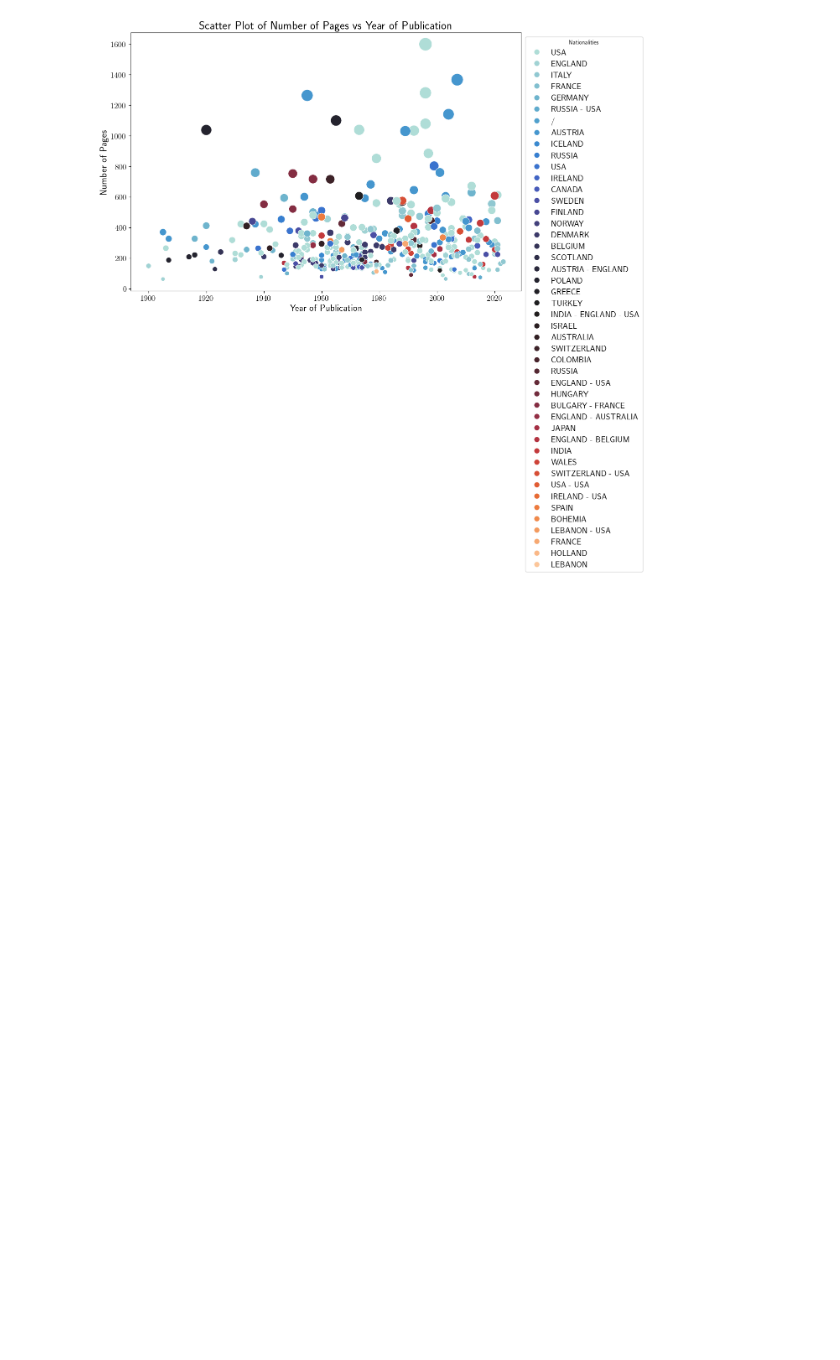
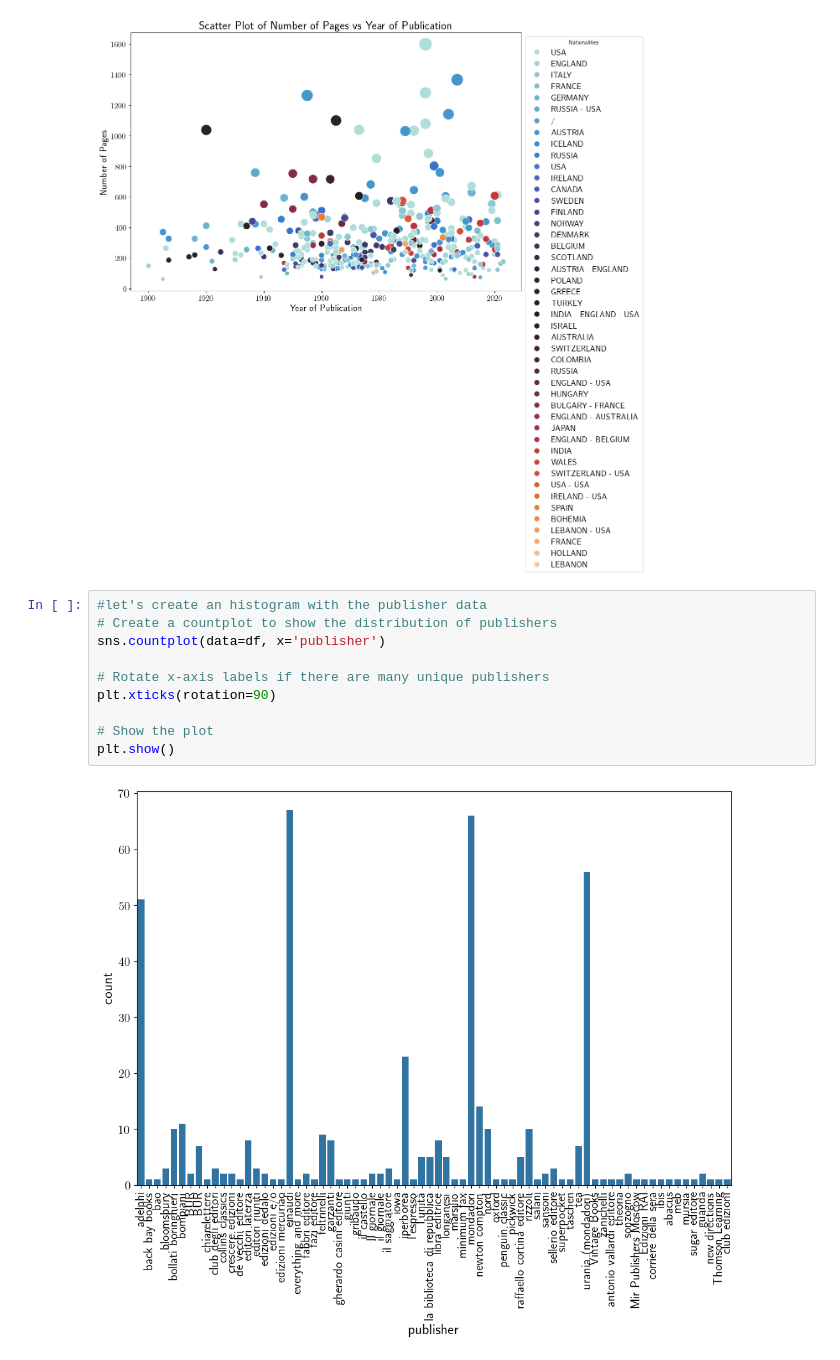
Before and after one commit to anvi-git/Project_Book_library, a Jupyter notebook: book_library.ipynb, the cells around one changed output. Saved outputs shown, nothing was run; the diff lists cells and outputs as text; blank space fills up the shorter version.

```diff
--- a/book_library.ipynb
+++ b/book_library.ipynb
@@ -310,3 +310,15 @@ plt.savefig('notebook_images/fifth_plot.png')
 plt.show()
 # %% [output]
 [figure]
+# %%
+#let's create an histogram with the publisher data
+# Create a countplot to show the distribution of publishers
+sns.countplot(data=df, x='publisher')
+
+# Rotate x-axis labels if there are many unique publishers
+plt.xticks(rotation=90)
+
+# Show the plot
+plt.show()
+# %% [output]
+[figure, added]
```
Also changed, not shown: parts of 1 cell of this notebook, 1 other file.
